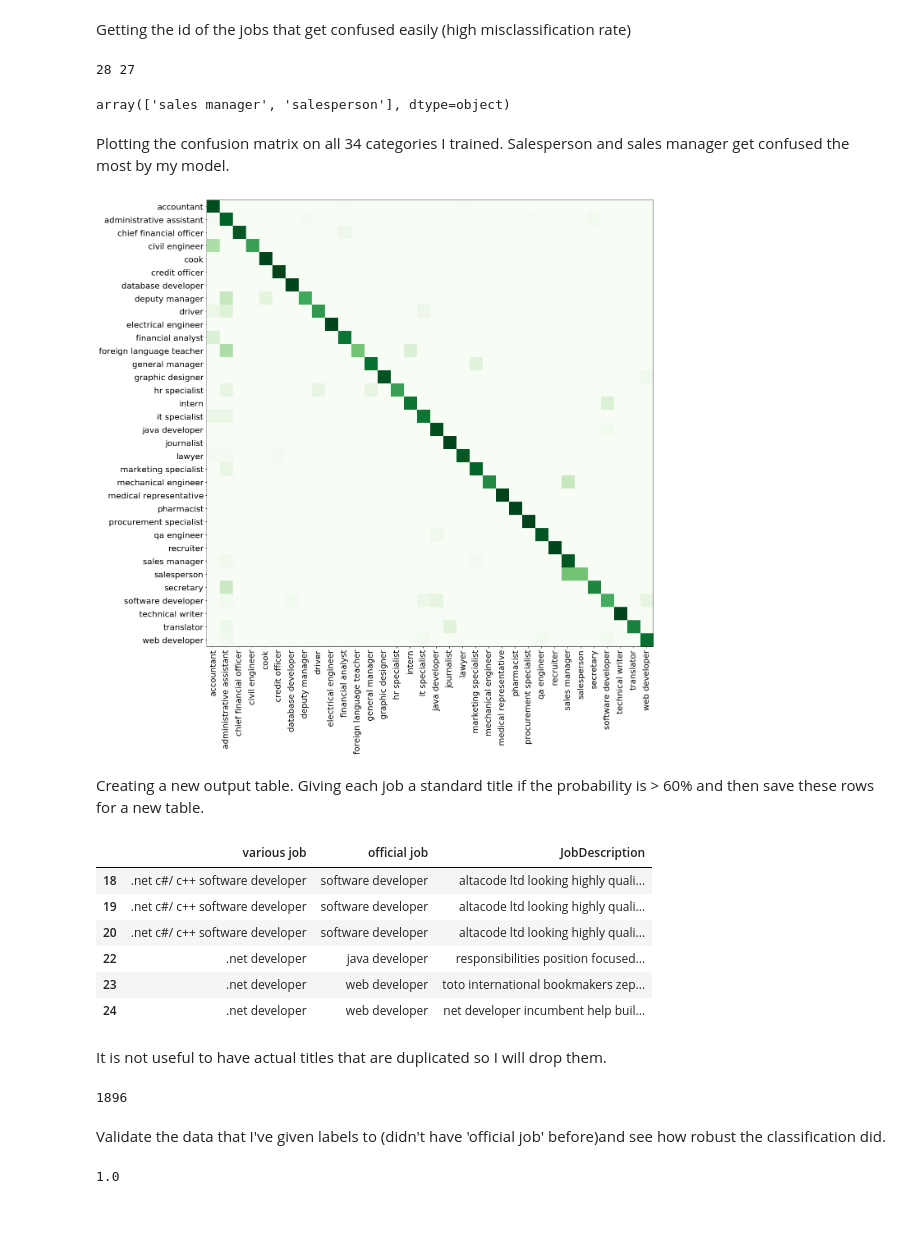
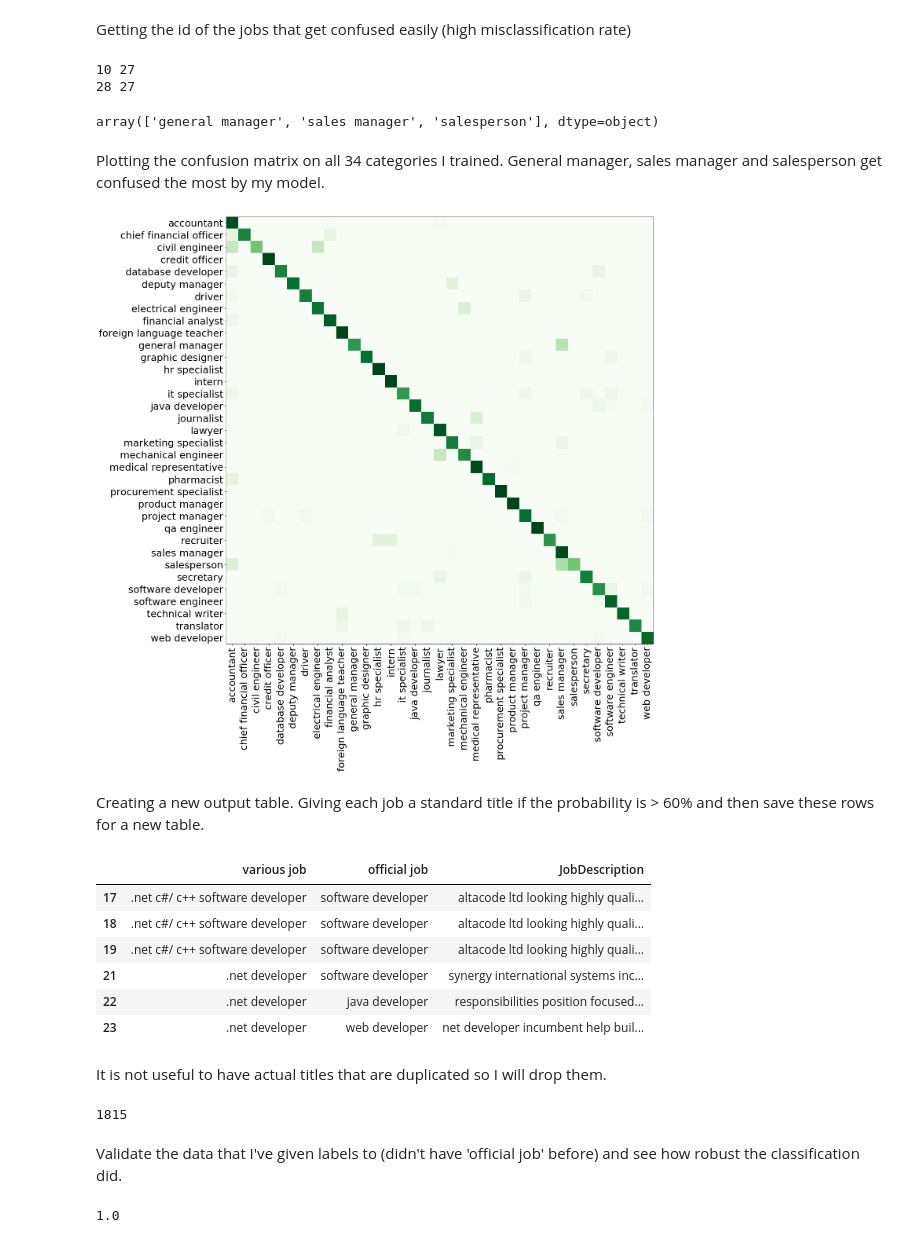
Before and after one commit to bbchen33/Insight-project, a Jupyter notebook: Job_classification_based_on_descriptions.ipynb, the cells around one changed output. Drawn from its saved outputs; the diff is of its cells as text; code cells hidden in the pictures; blank space fills up the shorter version.

```diff
--- a/Job_classification_based_on_descriptions.ipynb
+++ b/Job_classification_based_on_descriptions.ipynb
@@ -31,7 +31,7 @@ job_posts_features = job_posts_labeled[['various job','official job','JobDescrip
 # %% [markdown]
 Below is a list of job titles (52) that I hand picked and decided that they were common enough to be used to categorize most of the jobs in my data set.
 # %%
-job_titles = 'accountant, cook, chief financial officer, civil engineer, editor, research assistant, marketing specialist, salesperson, software developer, data scientist, volunteer, lawyer, graphic designer, ceo, it specialist, technical writer, journalist, medical doctor, pharmacist, translator, qa engineer, administrative assistant, recruiter, hr specialist, secretary, java developer, web developer, foreign language teacher, tour guide, president, mechanical engineer, electrical engineer, driver, professor, copywriter, intern, financial analyst, general manager, procurement specialist, sales manager, insurance agent, medical representative, credit officer, database developer, deputy manager, real estate agent, data entry clerk'
+job_titles = 'accountant, bartender, chef, chief financial officer, civil engineer, editor, research assistant, marketing specialist, salesperson, software developer, software engineer, data scientist, volunteer, lawyer, graphic designer, ceo, it specialist, project manager, product manager, technical writer, journalist, medical doctor, pharmacist, translator, qa engineer, receptionist/ administrative assistant, recruiter, hr specialist, secretary, java developer, web developer, foreign language teacher, tour guide, president, mechanical engineer, electrical engineer, driver, professor, copywriter, intern, financial analyst, general manager, procurement specialist, sales manager, insurance agent, medical representative, credit officer, database developer, deputy manager, real estate agent, data entry clerk, ai engineer'
 # %%
 job_titles = job_titles.split(', ')
 len(job_titles)
@@ -216,5 +218,5 @@ print(gs.best_params_)
 # %%
-clf_optimized = SVC(C = 100, gamma = 1, probability = True)
+clf_optimized = SVC(C = 10, gamma = 1, probability = True)
 # %%
 clf_optimized.fit(X_res, y_res)
 print("The accuracy score of the optimized SVC model is: ", clf_optimized.score(X_test, y_test))
@@ -246,29 +248,30 @@ Getting the id of the jobs that get confused easily (high misclassification rate
 cm_len = len(cm)
 for i in range(cm_len):
   for j in range(cm_len):
-    if cm[i,j] >= 0.5 and i != j:
+    if cm[i,j] >= 0.3 and i != j:
       print(i,j)
 # %% [output]
+10 27
 28 27
 # %%
-le.inverse_transform([27,28])
+le.inverse_transform([10,27, 28])
 # %% [output]
-array(['sales manager', 'salesperson'], dtype=object)
+array(['general manager', 'sales manager', 'salesperson'], dtype=object)
 # %%
 classes = le.inverse_transform(range(cm_len))
 # %% [markdown]
-Plotting the confusion matrix on all 34 categories I trained. Salesperson and sales manager get confused the most by my model.
+Plotting the confusion matrix on all 34 categories I trained. General manager, sales manager and salesperson get confused the most by my model.
 # %%
 import matplotlib.pyplot as plt
 
 plt.figure(figsize=(20,20))
 plt.imshow(cm, interpolation='nearest', cmap = 'Greens')
 tick_marks = np.arange(len(classes))
 plt.xticks(tick_marks, classes, rotation = 90)
 plt.yticks(tick_marks, classes)
-plt.rcParams.update({'font.size': 25})
+plt.rcParams.update({'font.size': 20})
 # %% [output]
-[figure, old version]
+[figure, new version]
 # %% [markdown]
 Creating a new output table.
 Giving each job a standard title if the probability is > 60% and then save these rows for a new table.
@@ -287,12 +290,12 @@ title_output_df['JobDescription'] = job_description
 title_output_df[title_output_df.duplicated(['various job'])][:6]
 # %% [output]
 |  | various job | official job | JobDescription |
+| 17 | .net c#/ c++ software developer | software developer | altacode ltd looking highly quali... |
 | 18 | .net c#/ c++ software developer | software developer | altacode ltd looking highly quali... |
 | 19 | .net c#/ c++ software developer | software developer | altacode ltd looking highly quali... |
-| 20 | .net c#/ c++ software developer | software developer | altacode ltd looking highly quali... |
+| 21 | .net developer | software developer | synergy international systems inc... |
 | 22 | .net developer | java developer | responsibilities position focused... |
-| 23 | .net developer | web developer | toto international bookmakers zep... |
-| 24 | .net developer | web developer | net developer incumbent help buil... |
+| 23 | .net developer | web developer | net developer incumbent help buil... |
 # %% [markdown]
 It is not useful to have actual titles that are duplicated so I will drop them.
 # %%
@@ -300,9 +303,9 @@ title_output_df = title_output_df.drop_duplicates(subset = ['various job'])
 # %%
 len(title_output_df)
 # %% [output]
-1896
+1815
 # %% [markdown]
-Validate the data that I've given labels to (didn't have 'official job' before)and see how robust the classification did.
+Validate the data that I've given labels to (didn't have 'official job' before) and see how robust the classification did.
 # %%
 new_y_pred = clf_optimized.predict(combined_X[len_for_training:])
 # %%
```
Also changed, not shown: parts of 11 cells of this notebook.
